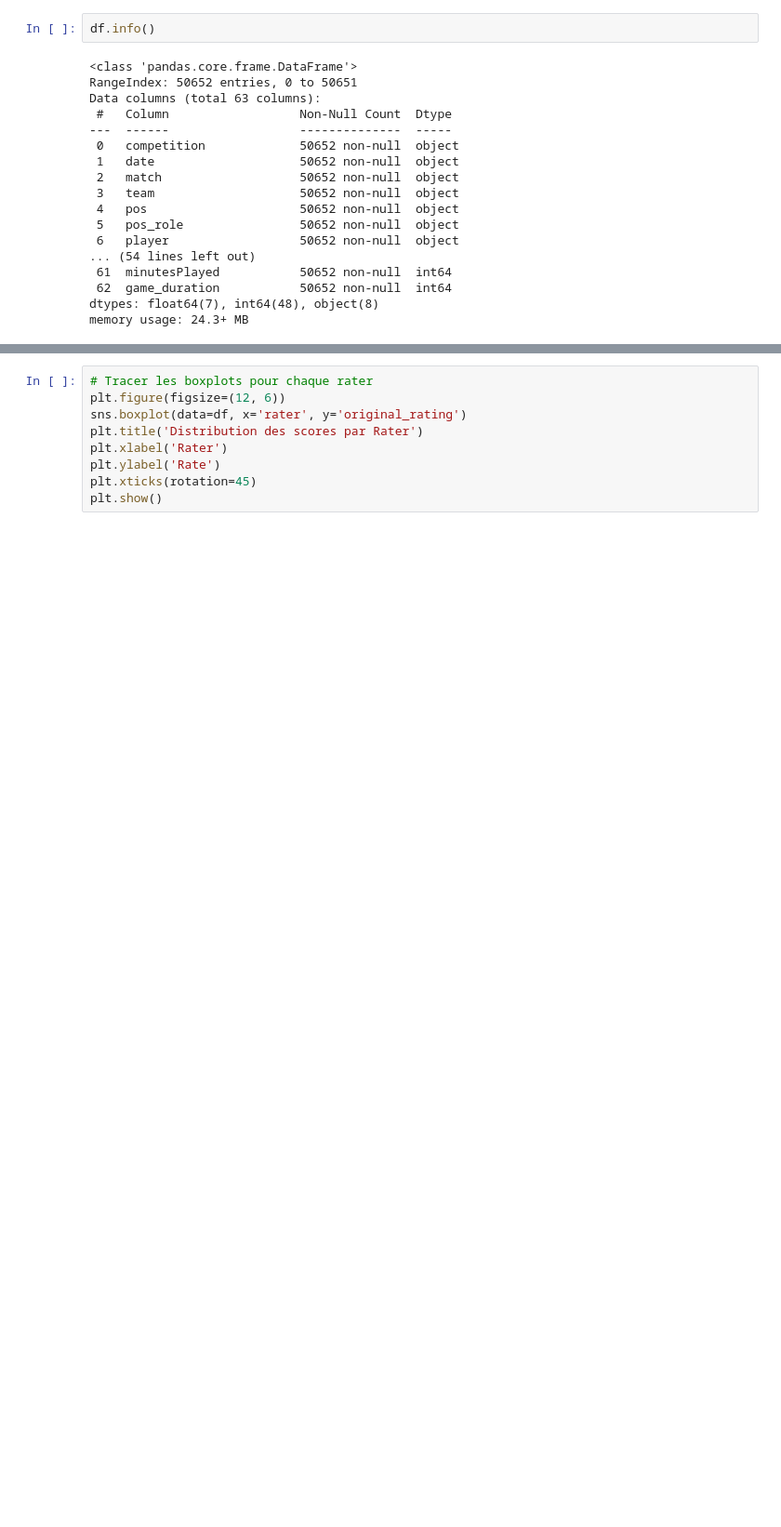
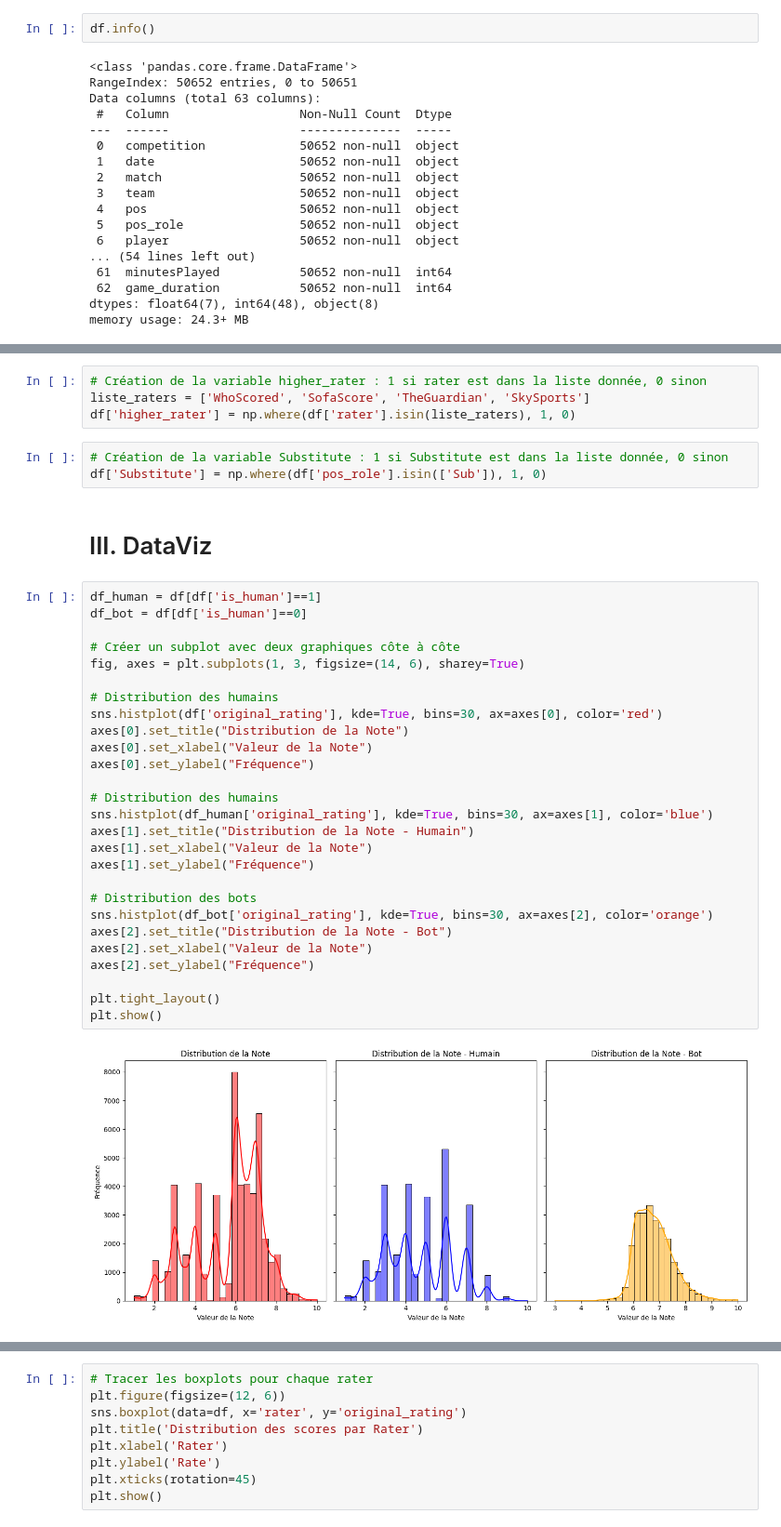
Before and after one commit to valentinb67/ML_DL_project, a Jupyter notebook: 1-DataCleaning.ipynb, the cells around one changed output, grey strips where cells are left out. Shown at 93% size. Drawn from its saved outputs; the diff is of its cells as text; blank space fills up the shorter version.

```diff
--- a/1-DataCleaning.ipynb
+++ b/1-DataCleaning.ipynb
@@ -121,0 +167,38 @@ df = pd.concat([df, get_dum], axis=1)
+# %%
+# Création de la variable higher_rater : 1 si rater est dans la liste donnée, 0 sinon
+liste_raters = ['WhoScored', 'SofaScore', 'TheGuardian', 'SkySports']
+df['higher_rater'] = np.where(df['rater'].isin(liste_raters), 1, 0)
+# %%
+# Création de la variable Substitute : 1 si Substitute est dans la liste donnée, 0 sinon
+df['Substitute'] = np.where(df['pos_role'].isin(['Sub']), 1, 0)
+# %% [markdown]
+# III. DataViz
+# %%
+df_human = df[df['is_human']==1]
+df_bot = df[df['is_human']==0]
+
+# Créer un subplot avec deux graphiques côte à côte
+fig, axes = plt.subplots(1, 3, figsize=(14, 6), sharey=True)
+
+# Distribution des humains
+sns.histplot(df['original_rating'], kde=True, bins=30, ax=axes[0], color='red')
+axes[0].set_title("Distribution de la Note")
+axes[0].set_xlabel("Valeur de la Note")
+axes[0].set_ylabel("Fréquence")
+
+# Distribution des humains
+sns.histplot(df_human['original_rating'], kde=True, bins=30, ax=axes[1], color='blue')
+axes[1].set_title("Distribution de la Note - Humain")
+axes[1].set_xlabel("Valeur de la Note")
+axes[1].set_ylabel("Fréquence")
+
+# Distribution des bots
+sns.histplot(df_bot['original_rating'], kde=True, bins=30, ax=axes[2], color='orange')
+axes[2].set_title("Distribution de la Note - Bot")
+axes[2].set_xlabel("Valeur de la Note")
+axes[2].set_ylabel("Fréquence")
+
+plt.tight_layout()
+plt.show()
+# %% [output]
+[figure, added]
```
Also changed, not shown: parts of 72 cells of this notebook, 2 other files.
